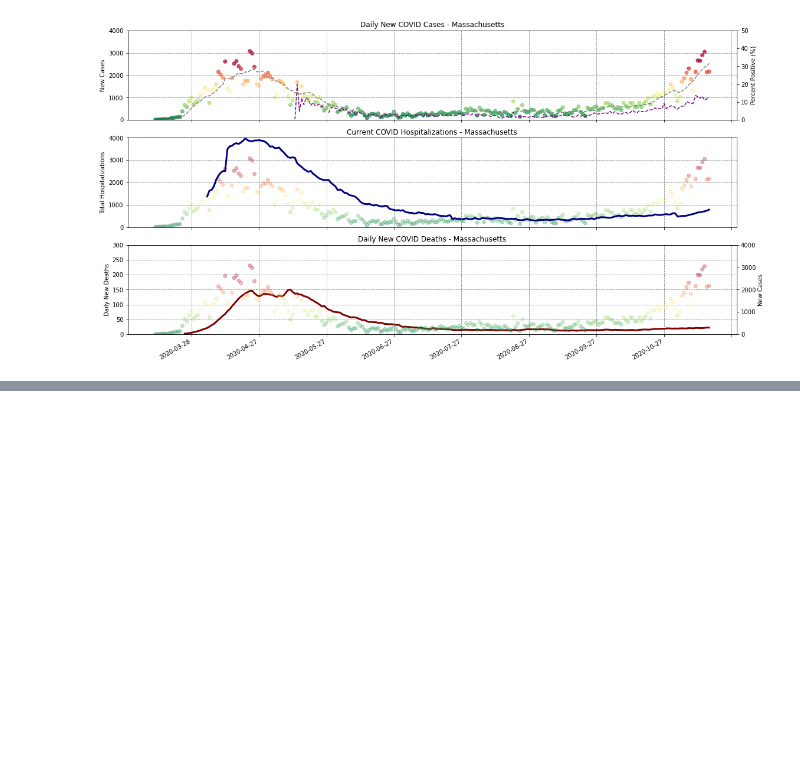
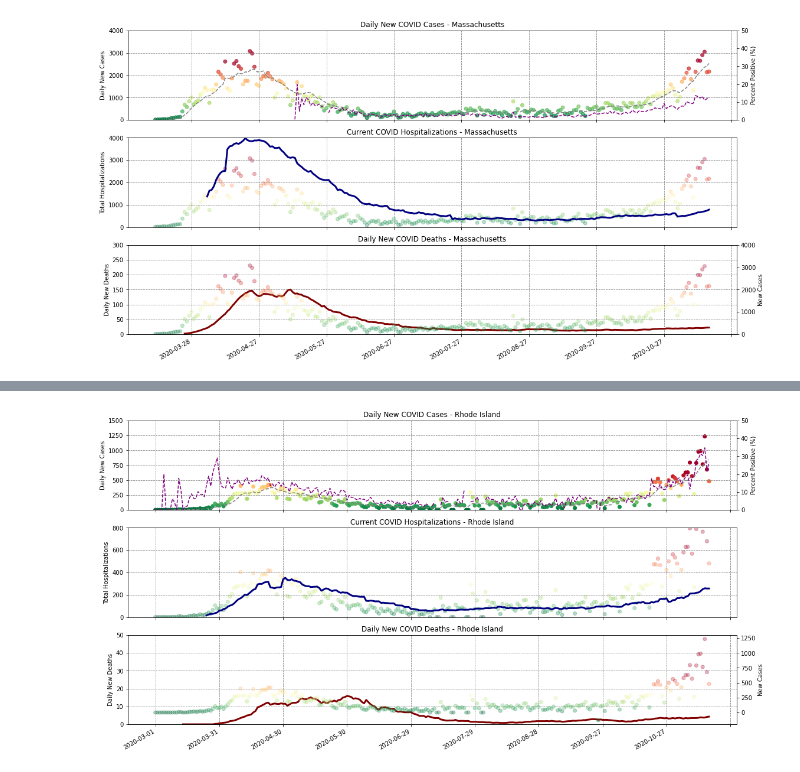
Before and after one commit to JoeZamp98/coronavirus-dashboards, a Jupyter notebook: Coronavirus - Dashboards.ipynb, the cells around one changed output, grey strips where cells are left out. Drawn from its saved outputs; the diff is of its cells as text; code cells hidden in the pictures; blank space fills up the shorter version.

```diff
--- a/Coronavirus - Dashboards.ipynb
+++ b/Coronavirus - Dashboards.ipynb
@@ -116,11 +131,13 @@ dailyDeathMovingAvgCT = ctAveragesFrame['dailyDeathsMovingAvg']
 dateRI = riFrame['date']
 newCasesRI = riFrame['positiveIncrease']
 newIndividualsTestedRI = riFrame['totalTestsPeopleViralIncrease']
+newTotalTestsRI = riFrame['totalTestsViralIncrease']
 currentHospitalizationsRI = riFrame['hospitalizedCurrently']
 dailyNewDeathsRI = riFrame['deathIncrease']
 
 riFrame['pctIndividualsPositive'] = newCasesRI / newIndividualsTestedRI
 pctIndividualsPositiveRI = newCasesRI / newIndividualsTestedRI
+pctIndividualsPositiveRI = (pctIndividualsPositiveRI * 100)
 
 riFrame['longMovingAvg'] = riFrame.positiveIncrease.rolling(7, min_periods=7).mean()
 riFrame['hospitalizedMovingAvg'] = riFrame.hospitalizedCurrently.rolling(7, min_periods=7).mean()
@@ -295,0 +298,46 @@ fig.set_size_inches(18.5, 10.5)
+# %%
+#GENERATE THE DASHBOARAD -- RHODE ISLAND
+
+fig, (ax1, ax2, ax3) = plt.subplots(3, sharex=True)
+
+ax4 = ax1.twinx()
+ax5 = ax3.twinx()
+
+cmap=mpl.cm.RdYlGn_r
+norm=mpl.colors.Normalize(vmin=0, vmax=600)
+
+ax1.scatter(dateRI, newCasesRI, c=newCasesRI, cmap=cmap, norm=norm, label="Daily New Coronavirus Cases (RI)")
+ax1.plot(dateRI, longMovingAvgRI, c='grey', linestyle='--', label="7-Day Moving Average")
+ax4.plot(dateRI, pctIndividualsPositiveRI, linestyle='--', color='purple')
+
+ax2.plot(dateRI, currentHospitalizationsRI, linewidth=3, color='navy', label="Currently Hospitalized Patients with COVID19 (RI)")
+ax2.scatter(dateRI, newCasesRI, c=newCasesRI, cmap=cmap, norm=norm, alpha=0.3)
+
+ax3.plot(dateRI, dailyDeathMovingAvgRI, linewidth=3, color='maroon', label="Daily COVID-19 Deaths (RI)")
+ax5.scatter(dateRI, newCasesRI, c=newCasesRI, cmap=cmap, norm=norm, alpha=0.3)
+
+ax1.set_title("Daily New COVID Cases - Rhode Island")
+ax2.set_title("Current COVID Hospitalizations - Rhode Island")
+ax3.set_title("Daily New COVID Deaths - Rhode Island")
+
+ax1.grid(True, linestyle='--', color='grey')
+ax2.grid(True, linestyle='--', color='grey')
+ax3.grid(True, linestyle='--', color='grey')
+
+ax1.set_ylabel("Daily New Cases")
+ax4.set_ylabel("Percent Positive (%)")
+ax2.set_ylabel("Total Hospitalizations")
+ax3.set_ylabel("Daily New Deaths")
+ax5.set_ylabel("New Cases")
+
+ax1.set_ylim(0,1500)
+ax2.set_ylim(0,800)
+ax3.set_ylim(0,50)
+ax4.set_ylim(0,50)
+
+plt.gca().xaxis.set_major_locator(mpl.dates.DayLocator(interval=30))
+fig.autofmt_xdate()
+
+fig.set_size_inches(18.5, 10.5)
+# %% [output]
+[figure, added]
```
Also changed, not shown: parts of 5 cells of this notebook.
